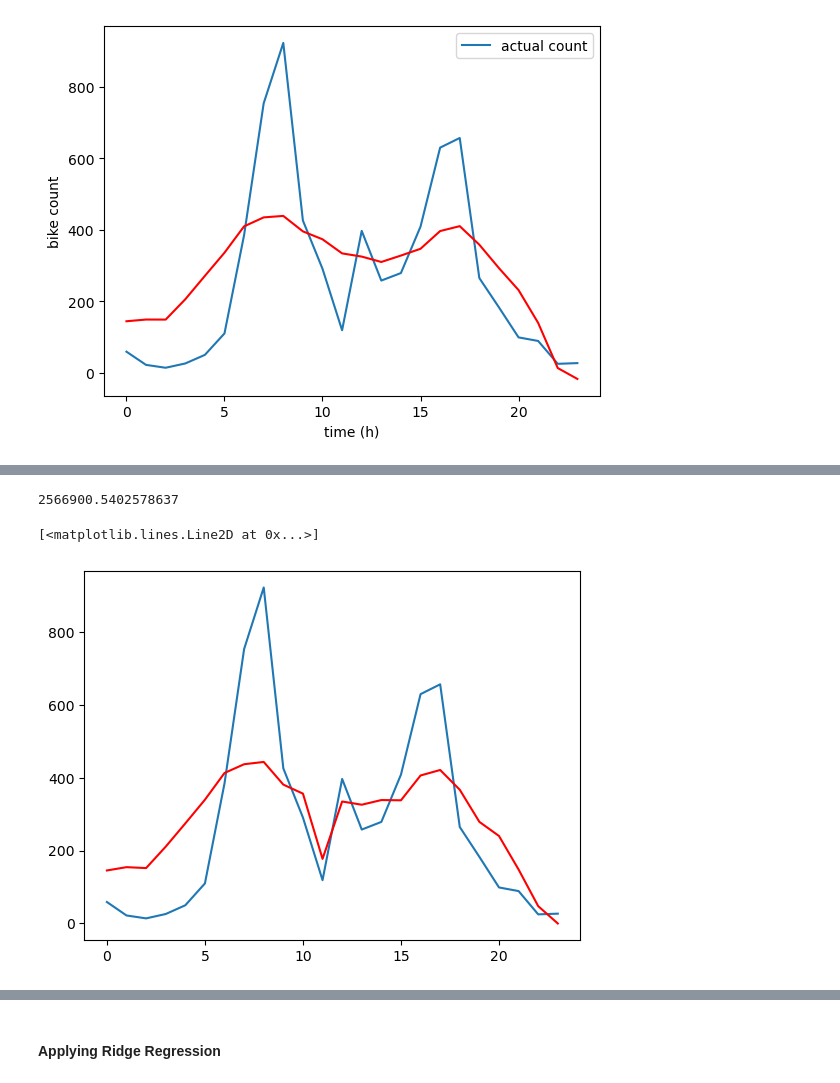
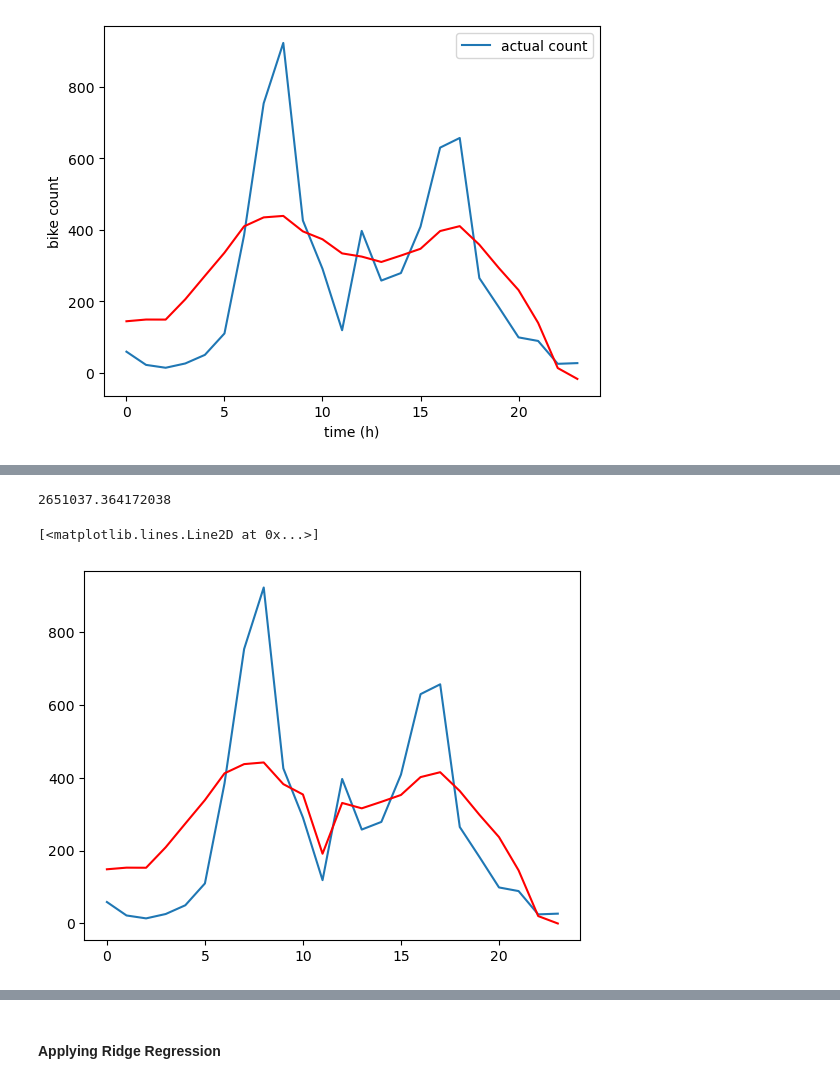
Before and after one commit to KeremOzemre/Mathematical_Modelling_Project, a Jupyter notebook: part_2.ipynb, the cells around one changed output, grey strips where cells are left out. Drawn from its saved outputs; the diff is of its cells as text; code cells hidden in the pictures.

```diff
--- a/part_2.ipynb
+++ b/part_2.ipynb
@@ -264,9 +264,8 @@ def build_system(df):
     df["h_sin2"] = np.sin(2 * np.pi * df["datetime"].dt.hour / 12)
     df["h_cos2"] = np.cos(2 * np.pi * df["datetime"].dt.hour / 12)
 
-    df["d_sin"] = np.sin(2 * np.pi * df["datetime"].dt.day / 365)
-    df["d_cos"] = np.cos(2 * np.pi * df["datetime"].dt.day / 365)
-
+    df["d_sin"] = np.sin(2 * np.pi * df["datetime"].dt.day_of_year / 365)
+    df["d_cos"] = np.cos(2 * np.pi * df["datetime"].dt.day_of_year / 365)
 
 
 
@@ -275,38 +274,38 @@ def build_system(df):
     X = np.column_stack([np.ones(n),
                         df["h_sin1"],
                         df["h_cos1"],
                         df["h_sin2"],
                         df["h_cos2"],
-                        df["h_sin3"],
-                        df["h_cos3"],
+                        # df["h_sin3"],
+                        # df["h_cos3"],
                         df["is_weekend"],
                         df["is_holiday"],
                         df["temp1"],
                         df["precipitation_mm"],
                         ])
-    y = np.array(df_training["bike_count"]).reshape(-1, 1) #target
+    y = np.array(df["bike_count"]).reshape(-1, 1) #target
     return X,y
 
 
 X,y = build_system(df_training)
 
 w = linear_reg(X,y)
 
 time_eval = np.arange(0, 24, 1)
 
 XX, yy = build_system(df_validating)
 
 
 print(calculate_error_MSE(XX,w,yy))
 
 day = 200
 plt_days = 5
 plt.plot(df_validating["datetime"].dt.hour.values[24 * day: 24 * day + 24], df_validating["bike_count"][24 * day: 24 * day + 24], label="actual count")
 plt.plot(df_validating["datetime"].dt.hour.values[24 * day: 24 * day + 24], np.maximum((XX @ w)[24 * day : 24 * day + 24],0),color="red")
 # %% [output]
-2566900.5402578637
+2651037.364172038
 [<matplotlib.lines.Line2D at 0x...>]
-[figure, old version]
+[figure, new version]
 # %%
 plt.plot(df_validating["datetime"].dt.date.values, df_validating["bike_count"], label="actual count")
 plt.plot(df_validating["datetime"].dt.date.values, (XX @ w),color="red")
```
Also changed, not shown: parts of 4 cells of this notebook, 3 other files.
